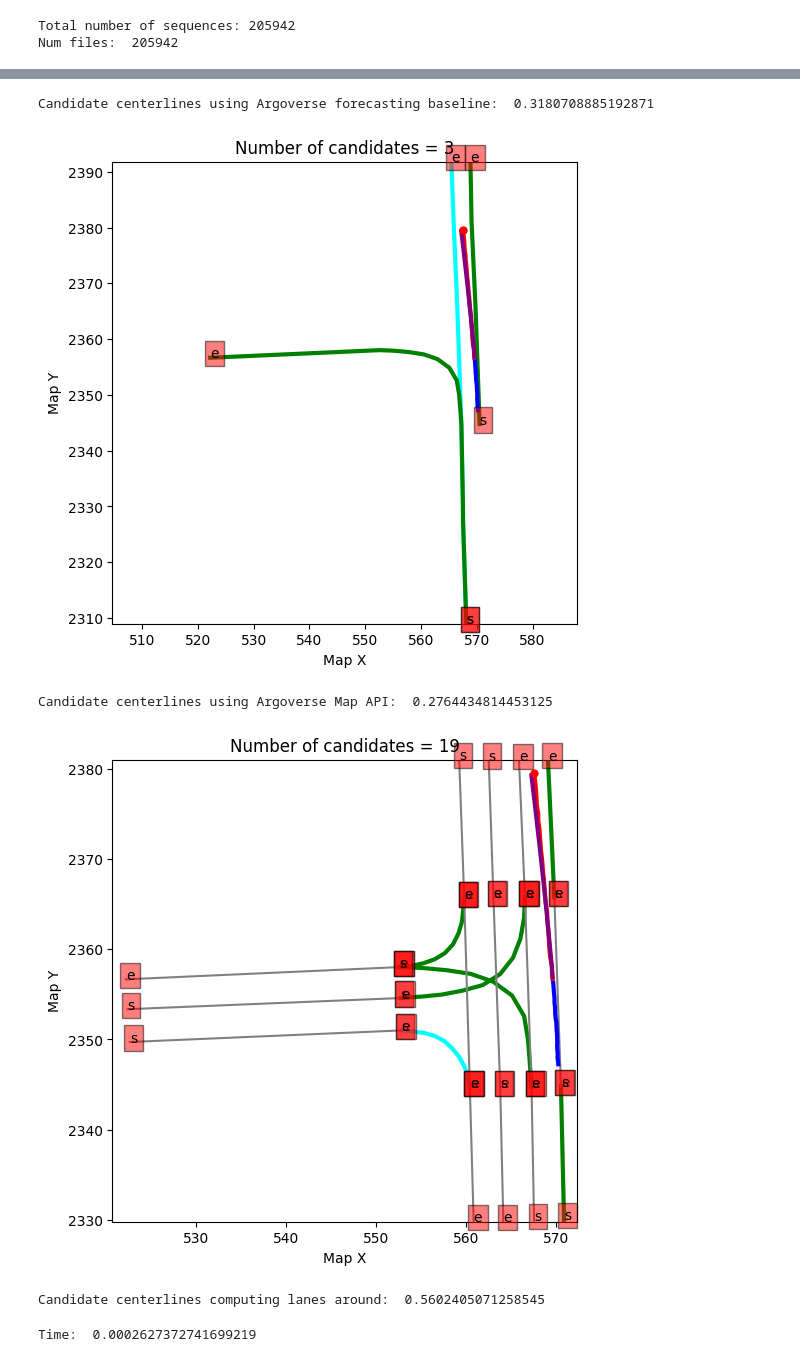
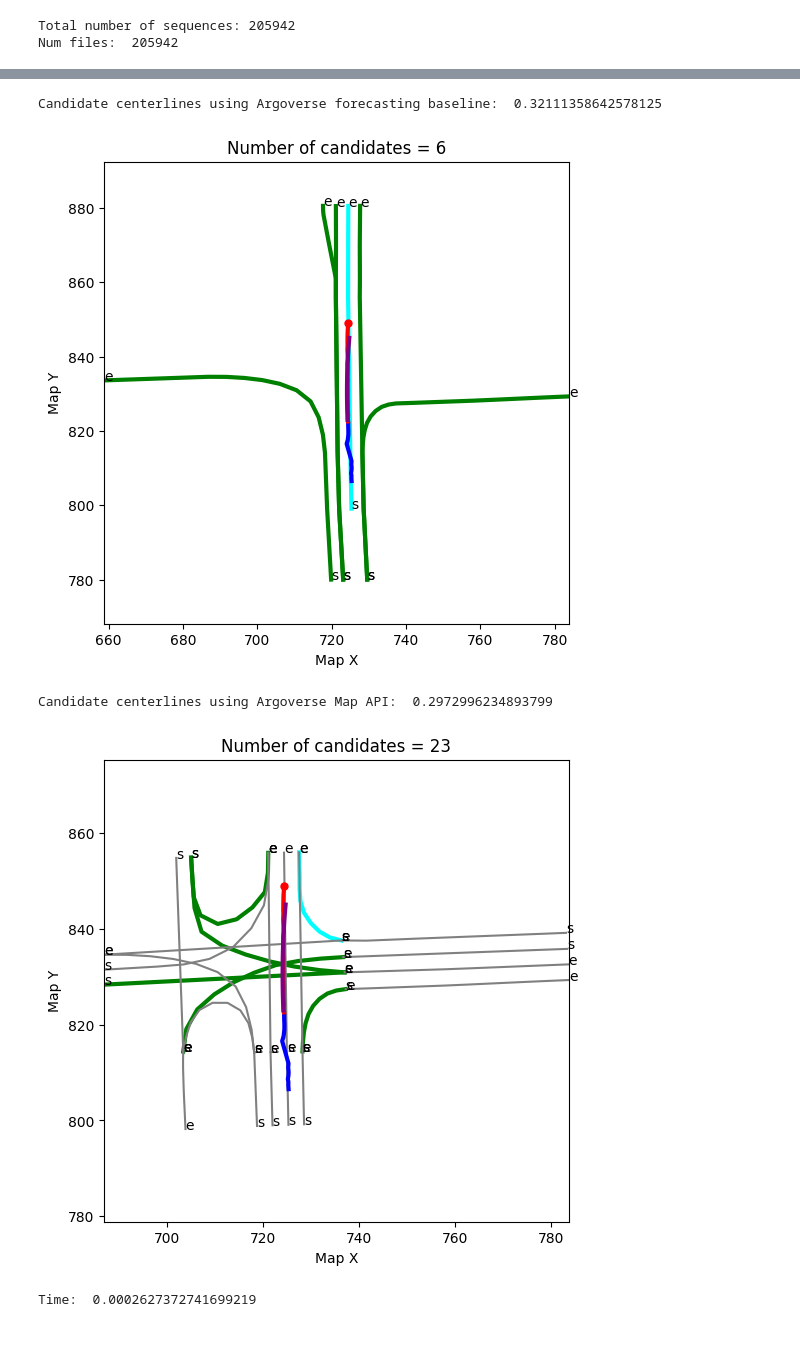
Before and after one commit to Cram3r95/mapfe4mp, a Jupyter notebook: evaluate/argoverse/test_argoverse_forecasting_map.ipynb, the cells around one changed output, grey strips where cells are left out. Cells and saved outputs as stored; diff of their text form; code cells hidden in the pictures.

Commit message:
Test centerlines loop and static map info

```diff
--- a/evaluate/argoverse/test_argoverse_forecasting_map.ipynb
+++ b/evaluate/argoverse/test_argoverse_forecasting_map.ipynb
@@ -107,8 +75,9 @@ Hey, the folder you want to analyze does not exist!
 # %%
-seq_id = 27
+seq_id = 789
 max_centerlines = 6
 viz = True
 
+split_name = "val"
 root_dir = os.path.join(BASE_DIR,f'data/datasets/argoverse/motion-forecasting/{split_name}/data/')
 seq_path = f"{root_dir}/{seq_id}.csv"
 
@@ -126,7 +95,6 @@ agent_track = df[df["OBJECT_TYPE"] == "AGENT"].values
 agent_xy = agent_track[:,[RAW_DATA_FORMAT["X"],RAW_DATA_FORMAT["Y"]]].astype("float")
 origin_pos = agent_xy[obs_len-1,:]
 city_name = agent_track[0, RAW_DATA_FORMAT["CITY_NAME"]]
-map_features_utils_instance = map_functions.MapFeaturesUtils()
 
 mode = "test"
 
@@ -185,15 +153,15 @@ map_features, map_feature_helpers = map_features_utils_instance.compute_map_feat
         obs_len,
         obs_len + pred_len,
         RAW_DATA_FORMAT,
-        "test", # mode (if test, return K plausible candidates. Otherwise, return best possible candidate)
+        mode, # mode (if test, return K plausible candidates. Otherwise, return best possible candidate)
         avm,
         viz=viz,
         max_candidates=max_centerlines,
         algorithm="get_around" # competition, map_api, get_around
     )
 
-end = time.time()
-print("Candidate centerlines computing lanes around: ", end-start)
+# end = time.time()
+# print("Candidate centerlines computing lanes around: ", end-start)
 
 # # Visualize nearest centerline
 
@@ -214,8 +182,7 @@ print("Candidate centerlines computing lanes around: ", end-start)
-Candidate centerlines using Argoverse forecasting baseline:  0.3180708885192871
+Candidate centerlines using Argoverse forecasting baseline:  0.32111358642578125
-[figure, old version]
+[figure, new version]
-Candidate centerlines using Argoverse Map API:  0.2764434814453125
+Candidate centerlines using Argoverse Map API:  0.2972996234893799
-[figure, old version]
+[figure, new version]
-Candidate centerlines computing lanes around:  0.5602405071258545
 # %%
 # seq_id = 77, split = "train"
 xy = agent_xy[:obs_len,:]
```
Also changed, not shown: parts of 3 cells of this notebook, 12 other files.
